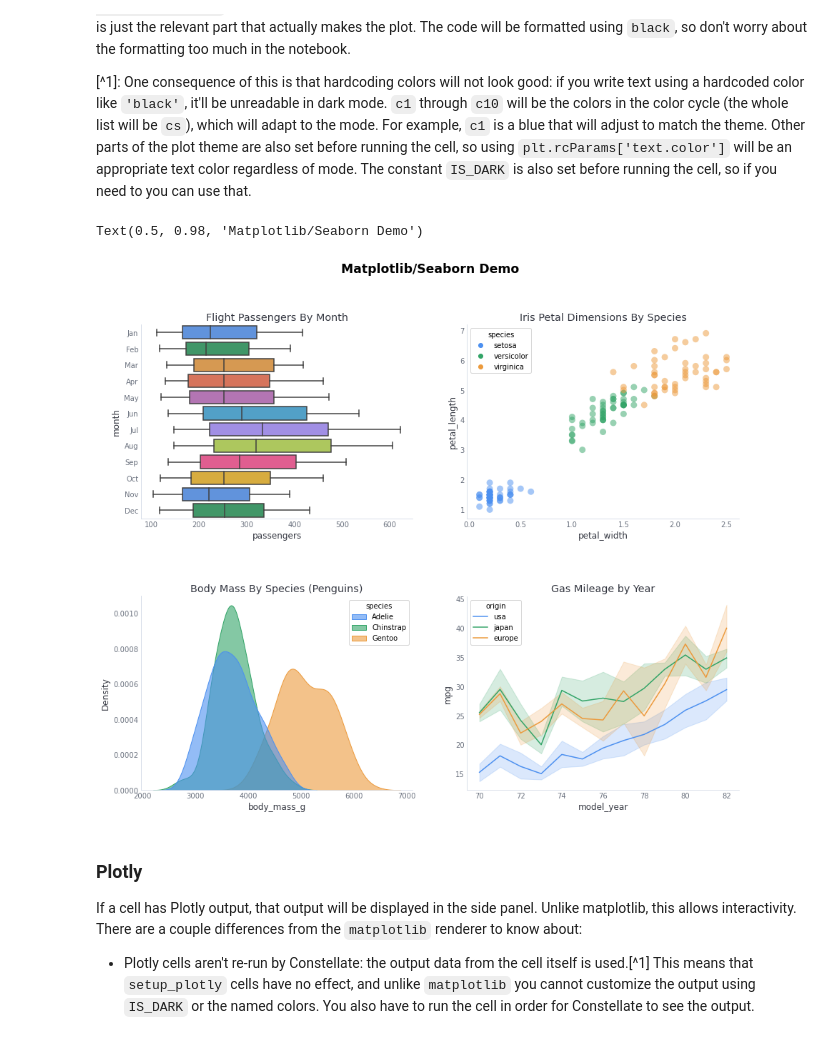
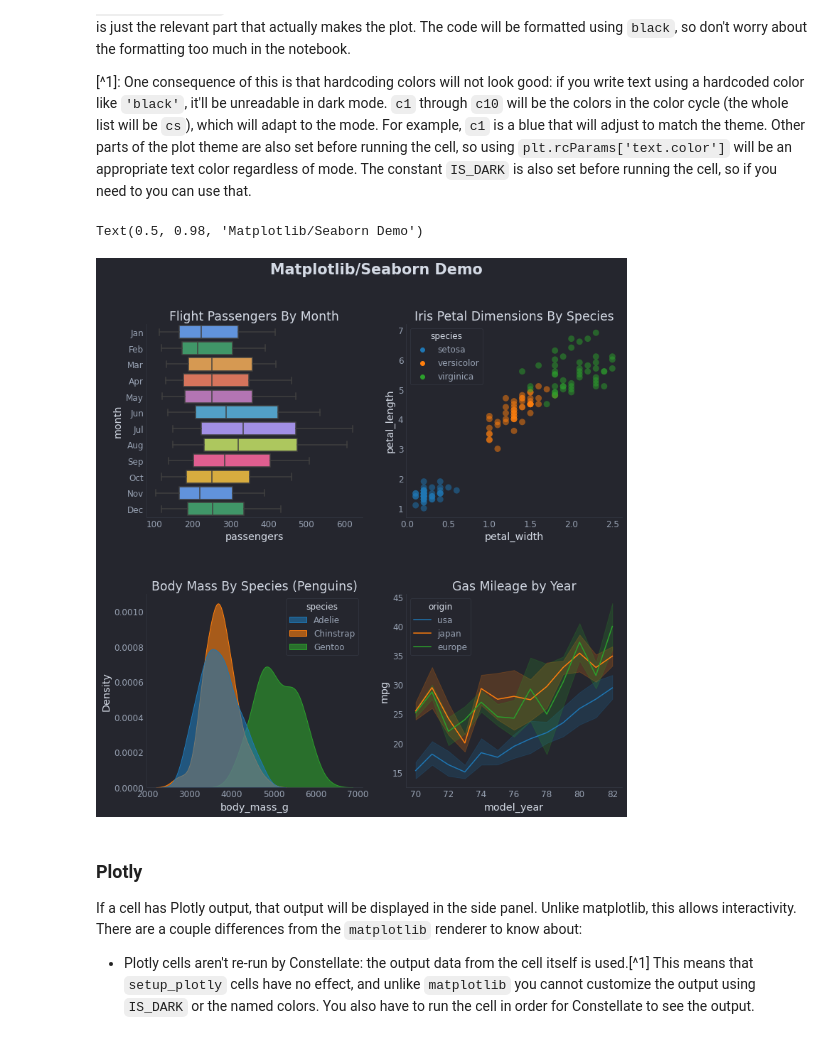
Before and after one commit to constellate-org/constellate, a Jupyter notebook: docs/constellate-tutorial.ipynb, the cells around one changed output. Cells and saved outputs as stored; diff of their text form; code cells hidden in the pictures.

```diff
--- a/docs/constellate-tutorial.ipynb
+++ b/docs/constellate-tutorial.ipynb
@@ -265,8 +261,9 @@ import rho_plus
 
 # this is basically what gets run before each execution in Constellate, once with IS_DARK True and once False
 # set it to whatever matches the theme of your notebook editor so the plots don't hurt your eyes!
-IS_DARK = False
-cs = rho_plus.mpl_setup(IS_DARK)
+IS_DARK = True
+theme, cs = rho_plus.mpl_setup(IS_DARK)
+plt.style.use(theme)
 # %% [markdown]
 ### Matplotlib
 
@@ -276,27 +273,40 @@ On the right is a complicated figure that shows off the default Constellate them
 
 [^1]: One consequence of this is that hardcoding colors will not look good: if you write text using a hardcoded color like `'black'`, it'll be unreadable in dark mode. `c1` through `c10` will be the colors in the color cycle (the whole list will be `cs`), which will adapt to the mode. For example, `c1` is a blue that will adjust to match the theme. Other parts of the plot theme are also set before running the cell, so using `plt.rcParams['text.color']` will be an appropriate text color regardless of mode. The constant `IS_DARK` is also set before running the cell, so if you need to you can use that.
 # %%
-fig, ((ax1, ax2), (ax3, ax4)) = plt.subplots(2, 2, figsize=(15, 12), gridspec_kw=dict(hspace=0.4, wspace=0.2))
+# This is what the setup code was. It sets up the theming in the notebook (so the plots don't
+# hurt your eyes as you write the notebook) and does the standard imports.
+# #constellate: setup_matplotlib
+# import numpy as np
+# import pandas as pd
+# import matplotlib.pyplot as plt
+# import seaborn as sns
+# import colorcet as cc
+# import rho_plus
+# IS_DARK = False
+# theme, cs = rho_plus.mpl_setup(IS_DARK)
+# plt.style.use(theme)
+
+fig, ((ax1, ax2), (ax3, ax4)) = plt.subplots(2, 2, figsize=(12, 12), gridspec_kw=dict(hspace=0.4, wspace=0.2))
 flights = sns.load_dataset('flights')
 sns.boxplot(data=flights, x='passengers', y='month', orient='h', ax=ax1, palette=cs)
 ax1.set_title('Flight Passengers By Month')
 
 iris = sns.load_dataset('iris')
 sns.scatterplot(data=iris, x='petal_width', y='petal_length', hue='species', legend=True, ax=ax2, edgecolor='none', alpha=0.5, s=80)
 ax2.set_title('Iris Petal Dimensions By Species')
 
 penguins = sns.load_dataset('penguins')
 sns.kdeplot(data=penguins, hue='species', x='body_mass_g', fill=True, common_norm=False, ax=ax3, alpha=0.6)
 ax3.set_title('Body Mass By Species (Penguins)')
 
 mpg = sns.load_dataset('mpg')
 sns.lineplot(data=mpg, x='model_year', y='mpg', hue='origin', ax=ax4)
 ax4.set_title('Gas Mileage by Year')
 
 fig.suptitle('Matplotlib/Seaborn Demo')
 # %% [output]
 Text(0.5, 0.98, 'Matplotlib/Seaborn Demo')
-[figure, old version]
+[figure, new version]
 # %% [markdown]
 ### Plotly
 If a cell has Plotly output, that output will be displayed in the side panel. Unlike matplotlib, this allows interactivity. There are a couple differences from the `matplotlib` renderer to know about:
```
Also changed, not shown: parts of 10 cells of this notebook, 18 other files.
